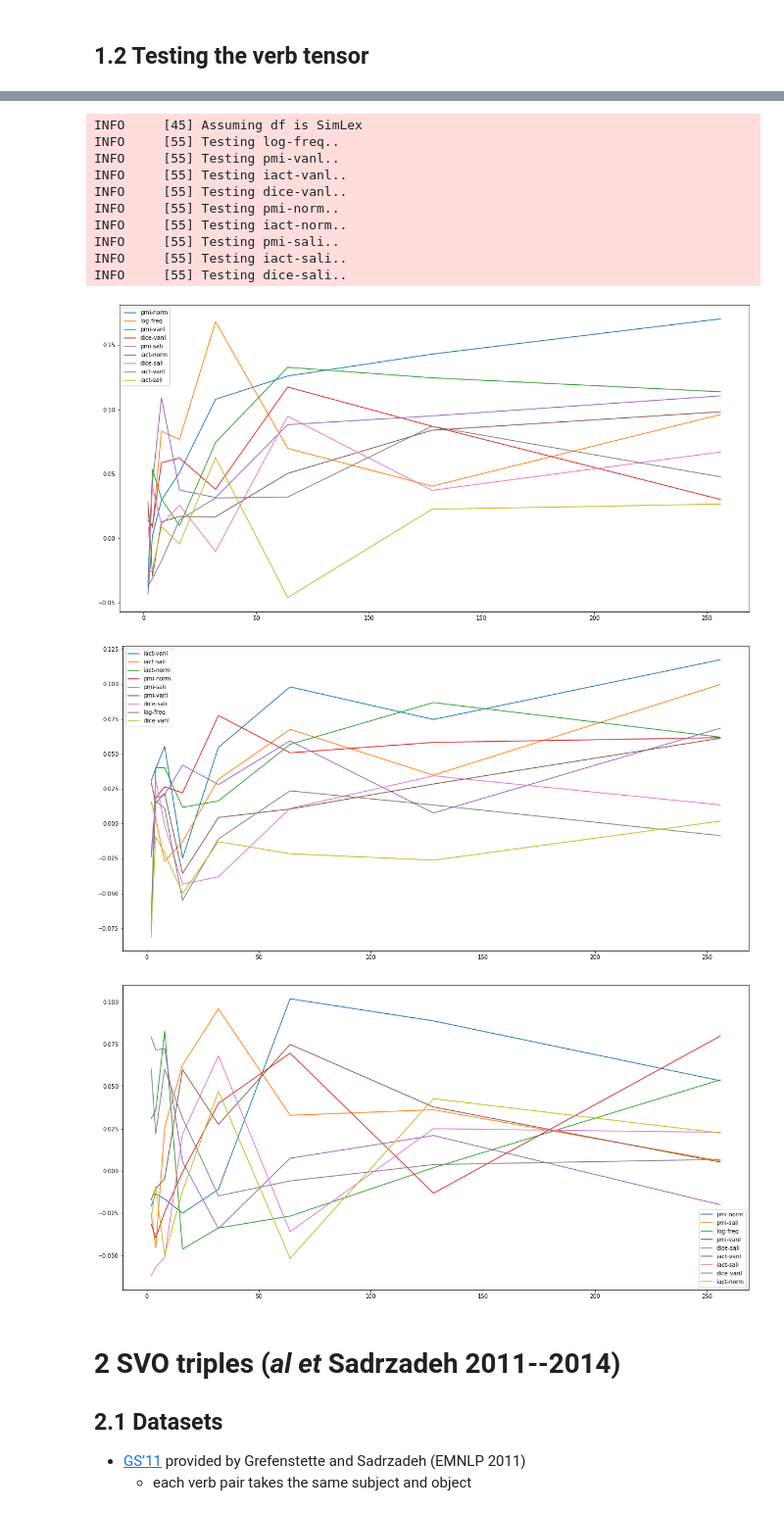
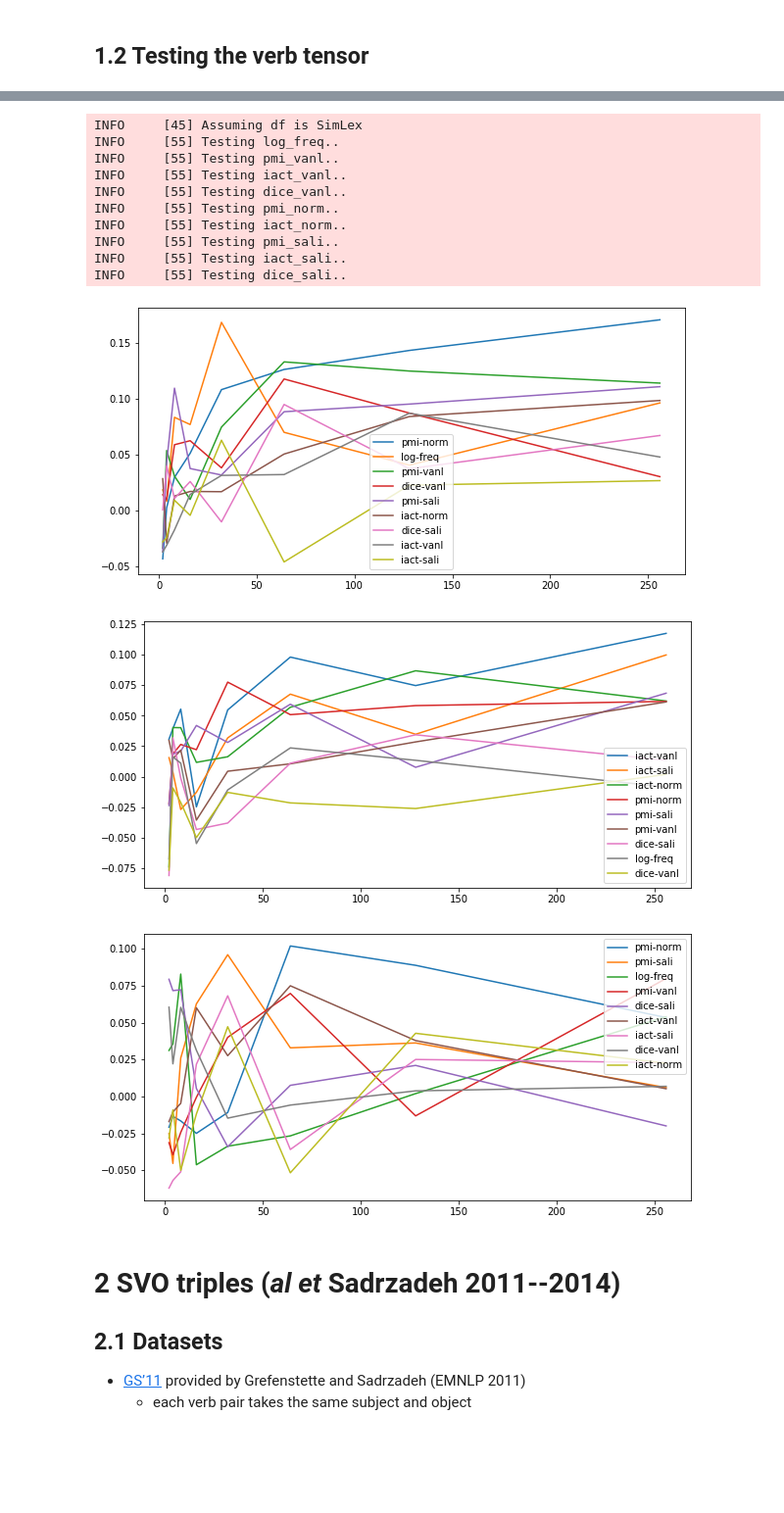
Before and after one commit to makrai/verb-tensor, a Jupyter notebook: eval.ipynb, the cells around one changed output, grey strips where cells are left out. Shown at 98% size. Cells and saved outputs as stored; diff of their text form; code cells hidden in the pictures; blank space fills up the shorter version.

Commit message:
weight_distri.ipynb and minor

```diff
--- a/eval.ipynb
+++ b/eval.ipynb
@@ -119,10 +118,12 @@ dtype: int64
 # %% [markdown]
 ## 1.2 Testing the verb tensor
 # %%
-def df_columns_from_filen(sim_df, col='sim'):#
+def df_columns_from_filen(sim_df, col='sim'):
     sim_df = sim_df.drop(col)
     sim_df = sim_df.to_frame().reset_index()
-    sim_df [['_t', '_s', 'weight', 'rank_']] = pd.DataFrame(sim_df['index'].str.rsplit('_').values.tolist())
+    sim_df[['_t', '_s', 'w1', 'w2', 'rank_']] = pd.DataFrame(sim_df['index'].str.rsplit('_').values.tolist())
+    sim_df['-'] = '-'
+    sim_df['weight'] = sim_df['w1'] + sim_df['-'] + sim_df['w2']
     sim_df = sim_df[sim_df.weight.isna()==0]
     sim_df.rank_ = sim_df.rank_.astype(int)
     #sim_df['weight'] = pd.DataFrame(sim_df['weight'].str.split('_', 2).values.tolist())[2]
@@ -161,14 +164,13 @@ INFO     [55] Testing dice-sali..
 # %%
 simlex_obj = test_sim(simlex, mode_to_test='dobj')
-simlex_obj = df_columns_from_filen(simlex_obj, col='SimLex999')
 # %% [output]
 INFO     [45] Assuming df is SimLex
-INFO     [55] Testing log-freq..
-INFO     [55] Testing pmi-vanl..
-INFO     [55] Testing iact-vanl..
-INFO     [55] Testing dice-vanl..
-INFO     [55] Testing pmi-norm..
-INFO     [55] Testing iact-norm..
-INFO     [55] Testing pmi-sali..
-INFO     [55] Testing iact-sali..
-INFO     [55] Testing dice-sali..
+INFO     [55] Testing log_freq..
+INFO     [55] Testing pmi_vanl..
+INFO     [55] Testing iact_vanl..
+INFO     [55] Testing dice_vanl..
+INFO     [55] Testing pmi_norm..
+INFO     [55] Testing iact_norm..
+INFO     [55] Testing pmi_sali..
+INFO     [55] Testing iact_sali..
+INFO     [55] Testing dice_sali..
@@ -183,28 +187,25 @@ def plot_results(df0, col='sim', save_filen=''):#else ''
         df = df0[df0.weight==weight].sort_values('rank_')
         plt.plot(df.rank_, df[col])#, c=color)
     #plt.xscale('log')
+    _ = plt.legend(weights)
     if save_filen:
         #plt.rc('text', usetex = True)
         #plt.figure(1, figsize = (3, 2))#6, 4))
         #plt.savefig('/home/makrai/repo/paper/LREC20/verbtensor/img/{}'.format(save_filen))
-        filen = '/home/makrai/repo/paper/LREC20/verbtensor/img/{}.tikz'.format(save_filen)
-        tikz_save(filen, figurewidth = '\\textwidth', figureheight='.5\\textwidth')
-        with open(filen, mode='a') as tikzfile:
-            for weight in weights:
-                tikzfile.write('\\addlegendentry{'+weight+'}\n')
-    _ = plt.legend(weights)
+        filen = '/home/makrai/repo/paper/Coling2020/verbtensor/img/{}.png'.format(save_filen)
+        plt.savefig(filen)
 # %%
-plot_results(simverb_res)#, save_filen='SimVerb')
+plot_results(simverb_res, save_filen='SimVerb')
 # %% [output]
-[figure, old version]
+[figure, new version]
 # %%
-plot_results(simlex_subj, col='SimLex999')#, save_filen='subj')
+plot_results(simlex_subj, col='SimLex999', save_filen='simLex-subj')
 # %% [output]
-[figure, old version]
+[figure, new version]
 # %%
-plot_results(simlex_obj, col='SimLex999')#, save_filen='obj')
+plot_results(simlex_obj, col='SimLex999', save_filen='simLex-obj')
 # %% [output]
-[figure, old version]
+[figure, new version]
 # %% [markdown]
 # 2 SVO triples (_al et_ Sadrzadeh 2011--2014)
 
```
Also changed, not shown: parts of 9 cells of this notebook, 1 other file.
